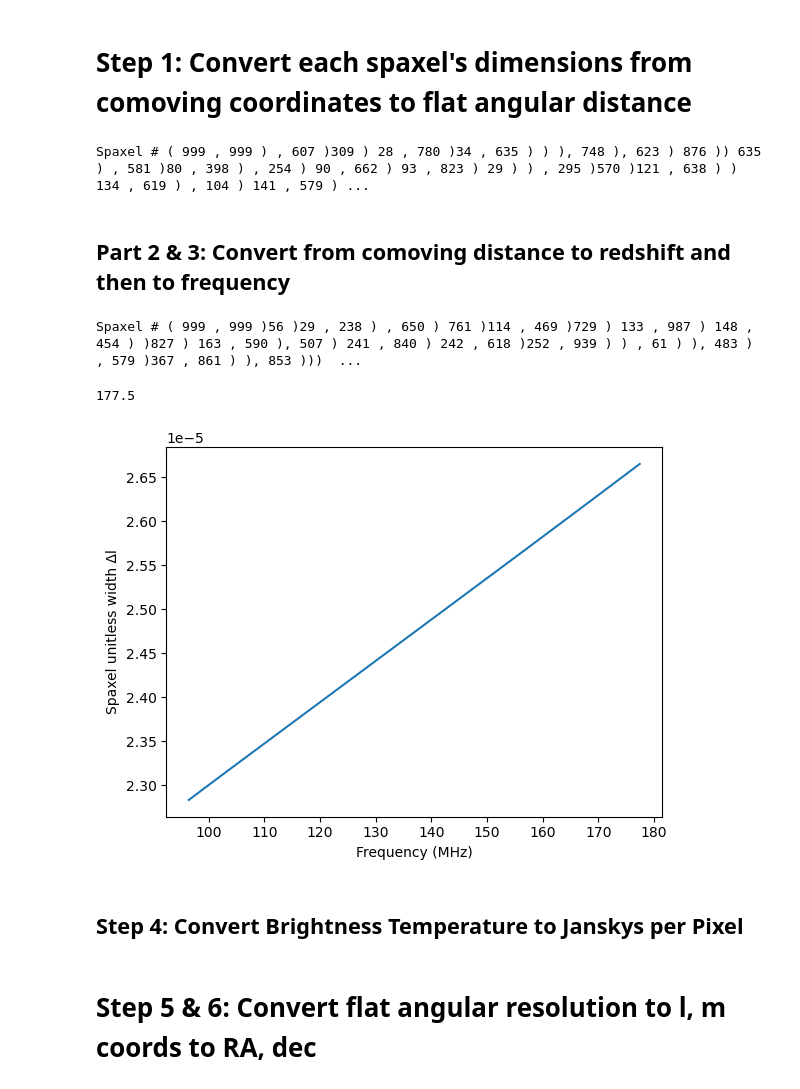
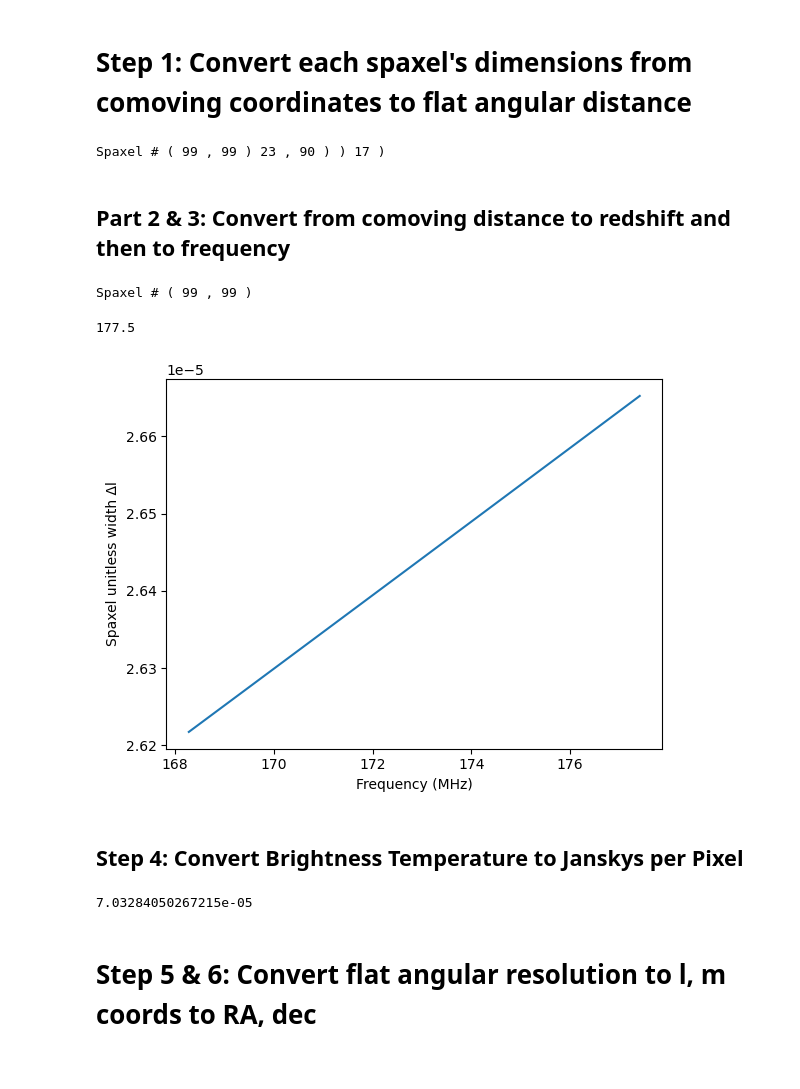
Before and after one commit to oliviax727/phd-programs, a Jupyter notebook: regrid/oskar-regrid.ipynb, the cells around one changed output. Cells and saved outputs as stored; diff of their text form; code cells hidden in the pictures.

```diff
--- a/regrid/oskar-regrid.ipynb
+++ b/regrid/oskar-regrid.ipynb
@@ -12,8 +12,11 @@ import os
 import numpy as np
 import copy
 import astropy.units as u
+import astropy.constants as c
 from astropy.cosmology import FlatLambdaCDM as fmodel, z_at_value as getz
 from matplotlib import pyplot as plt
+from scipy.interpolate import make_interp_spline as misp
+from astropy.coordinates import SkyCoord
 
 print("Initialising ...")
 
@@ -21,12 +24,12 @@ print("Initialising ...")
 H0 = 100 * u.km / u.s / u.Mpc# Set Hubble Constant to 100 h, with h being dimensionless hubble parameter
 
 # Define input array of dimensions (x, y, t)
-d = (1000, 1000, 1000) # Number of voxels in simulation
+d = (100, 100, 100) # Number of voxels in simulation
 v = (1, 1, 1) * u.Mpc # Initial voxel dimensions in h^-1 Mpc
 
 # Define additional parameters
 z_ref = 7 # Refrence redshift, redshift of greatest cube
-phase_ref_point = (0, 0) # Centre point of plot
+corner_ref_point = SkyCoord(ra=0*u.rad, dec=0*u.rad, frame='icrs') # Bottom-left corner of plot
 require_regrid = True # If true then always regrid, if false, regrid only when max frequency resolution is met
 max_freq_res = 100e6 # Provide value in Hz
 
@@ -35,11 +38,11 @@ uniform_spaxels = True # If true then each spaxel has the same physical dimensio
 
 print("Creating mock brightness temperatures ...")
 # Set values array
-Tk = np.random.rand(*d) * 5 # Create a temperature array
+values = np.random.rand(*d) * 5 # Create a temperature array #np.ones(d) * 5
 
 print("Creating mock voxels ...")
 # Set voxels array
-V = np.full((*d, 3), v.to(u.Mpc))
+voxels = np.full((*d, 3), v.to(u.Mpc))
 # %% [output]
 Initialising ...
 Creating mock brightness temperatures ...
@@ -79,28 +82,28 @@ for x in range(d[0]):
 
             # If each spaxel is uniform
             if uniform_spaxels and not (x == 0 and y == 0):
-                V[x, y, t, 0] = V[0, 0, t, 0]
-                V[x, y, t, 1] = V[0, 0, t, 1]
+                voxels[x, y, t, 0] = voxels[0, 0, t, 0]
+                voxels[x, y, t, 1] = voxels[0, 0, t, 1]
                 continue
 
             # Retreive voxel values
-            dx = V[x, y, t, 0]
-            dy = V[x, y, t, 1]
-            Dz_pix = Dz+V[x, y, t, 2]/2 # Alter it by the CENTRAL pixel value
+            dx = voxels[x, y, t, 0]
+            dy = voxels[x, y, t, 1]
+            Dz_pix = Dz+voxels[x, y, t, 2]/2 # Alter it by the CENTRAL pixel value
 
             # Calculate transformed dimensions
             dθ = dx/Dz_pix
             dφ = dy/Dz_pix
 
             # Load back into array
-            V[x, y, t, 0] = dθ
-            V[x, y, t, 1] = dφ
+            voxels[x, y, t, 0] = dθ
+            voxels[x, y, t, 1] = dφ
 
-            Dz = Dz + V[x, y, t, 2] # Increment the value of Dz by voxel dimension
+            Dz = Dz + voxels[x, y, t, 2] # Increment the value of Dz by voxel dimension
 
         print("\rSpaxel # (", x, ",", y, ")", end="")
 # %% [output]
-Spaxel # ( 999 , 999 ) , 607 )309 ) 28 , 780 )34 , 635 ) ) ), 748 ), 623 ) 876 )) 635 ) , 581 )80 , 398 ) , 254 ) 90 , 662 ) 93 , 823 ) 29 ) ) , 295 )570 )121 , 638 ) ) 134 , 619 ) , 104 ) 141 , 579 ) ...
+Spaxel # ( 99 , 99 ) 23 , 90 ) ) 17 )
 # %% [markdown]
 ## Part 2 & 3: Convert from comoving distance to redshift and then to frequency
 # %%
@@ -116,11 +119,11 @@ for x in range(d[0]):
 
             # If each spaxel has same t-dimension gridding save on calc time
             if uniform_spaxels and not (x == 0 and y == 0):
-                V[x, y, t, 2] = V[0, 0, t, 2]
+                voxels[x, y, t, 2] = voxels[0, 0, t, 2]
                 continue
 
             # Retreive voxel values
-            dDz = V[x, y, t, 2] * u.Mpc
+            dDz = voxels[x, y, t, 2] * u.Mpc
 
             # Determine corresponding redshifts
             z_bot = z_prev
@@ -131,7 +134,7 @@ for x in range(d[0]):
             f_top = z_to_f(z_top)
 
             # Store altered frequency bandwidth
-            V[x, y, t, 2] = np.abs((f_bot-f_top).to_value(u.Hz))
+            voxels[x, y, t, 2] = np.abs((f_bot-f_top).to_value(u.Hz))
             redshifts[t] = np.abs(np.float64(z_bot-z_top))
 
             Dz = Dz + dDz # Increment the value of Dz by voxel dimension
@@ -139,15 +142,15 @@ for x in range(d[0]):
 
         print("\rSpaxel # (", x, ",", y, ")", end="")
 # %% [output]
-Spaxel # ( 999 , 999 )56 )29 , 238 ) , 650 ) 761 )114 , 469 )729 ) 133 , 987 ) 148 , 454 ) )827 ) 163 , 590 ), 507 ) 241 , 840 ) 242 , 618 )252 , 939 ) ) , 61 ) ), 483 ) , 579 )367 , 861 ) ), 853 )))  ...
+Spaxel # ( 99 , 99 )
 # %%
 print(f_ref.to_value(u.MHz))
-plt.plot(f_ref.to_value(u.MHz)-np.cumsum(V[0,0,:,2])/1e6,V[0,0,:,0]/(2*np.pi))
+plt.plot(f_ref.to_value(u.MHz)-np.cumsum(voxels[0,0,:,2])/1e6,voxels[0,0,:,0]/(2*np.pi))
 plt.xlabel("Frequency (MHz)")
 plt.ylabel("Spaxel unitless width Δl")
 plt.show()
 # %% [output]
 177.5
-[figure, old version]
+[figure, new version]
 # %% [markdown]
 ## Step 4: Convert Brightness Temperature to Janskys per Pixel
@@ -154,2 +180,6 @@ plt.show()
+# %%
+print(np.average(values))
+# %% [output]
+7.03284050267215e-05
 # %% [markdown]
 # Step 5 & 6: Convert flat angular resolution to l, m coords to RA, dec
```
Also changed, not shown: parts of 7 cells of this notebook, 1 other file.
